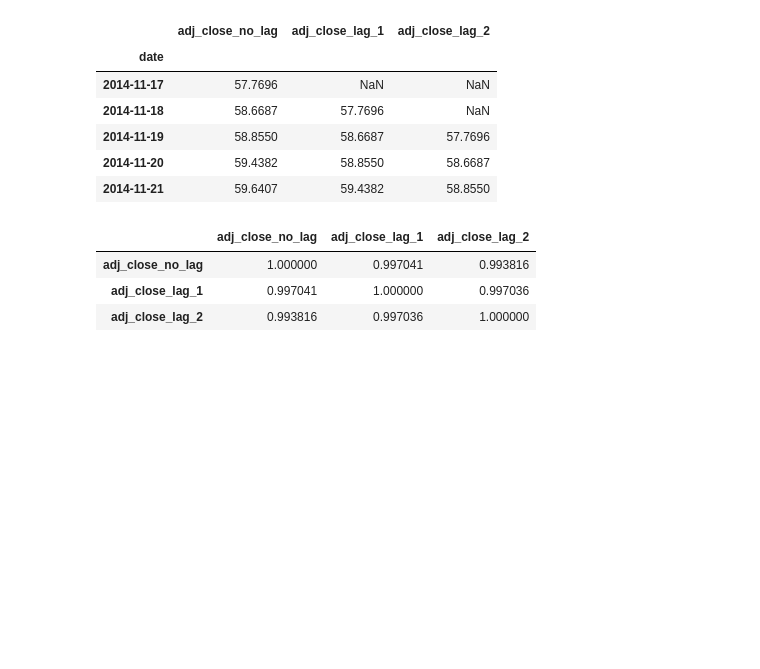
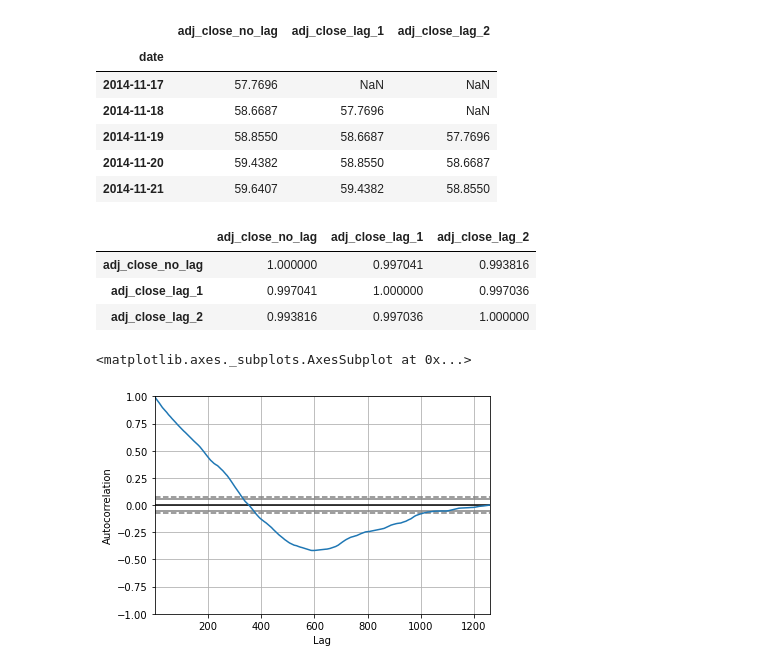
Before and after one commit to amitrani6/time-series-examples, a Jupyter notebook: Time_Series_Models_Examples.ipynb, the cells around one changed output. Drawn from its saved outputs; the diff is of its cells as text; code cells hidden in the pictures; blank space fills up the shorter version.

```diff
--- a/Time_Series_Models_Examples.ipynb
+++ b/Time_Series_Models_Examples.ipynb
@@ -353,3 +353,8 @@ vfc_data.corr()
 | adj_close_no_lag | 1.000000 | 0.997041 | 0.993816 |
 | adj_close_lag_1 | 0.997041 | 1.000000 | 0.997036 |
 | adj_close_lag_2 | 0.993816 | 0.997036 | 1.000000 |
+# %%
+pd.plotting.autocorrelation_plot(vfc_data['adj_close_no_lag'])
+# %% [output]
+<matplotlib.axes._subplots.AxesSubplot at 0x...>
+[figure, added]
```
